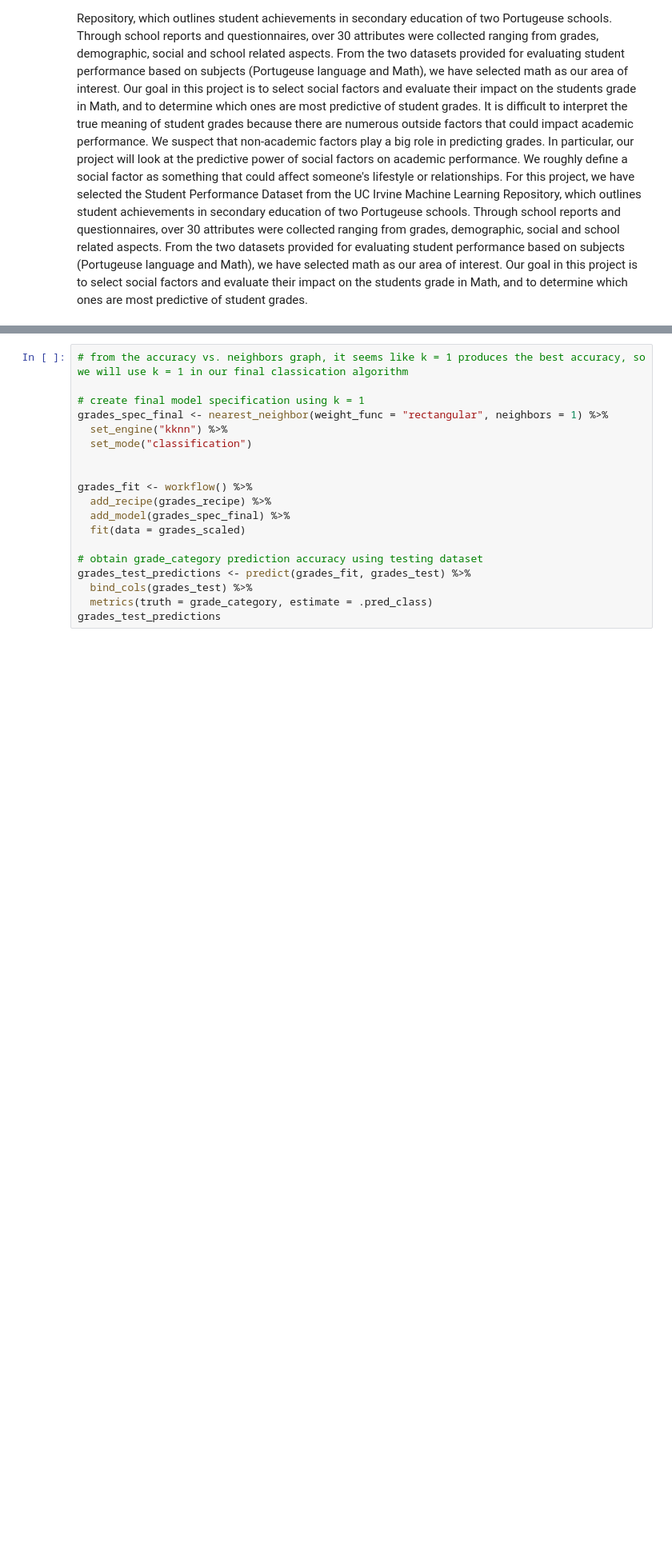
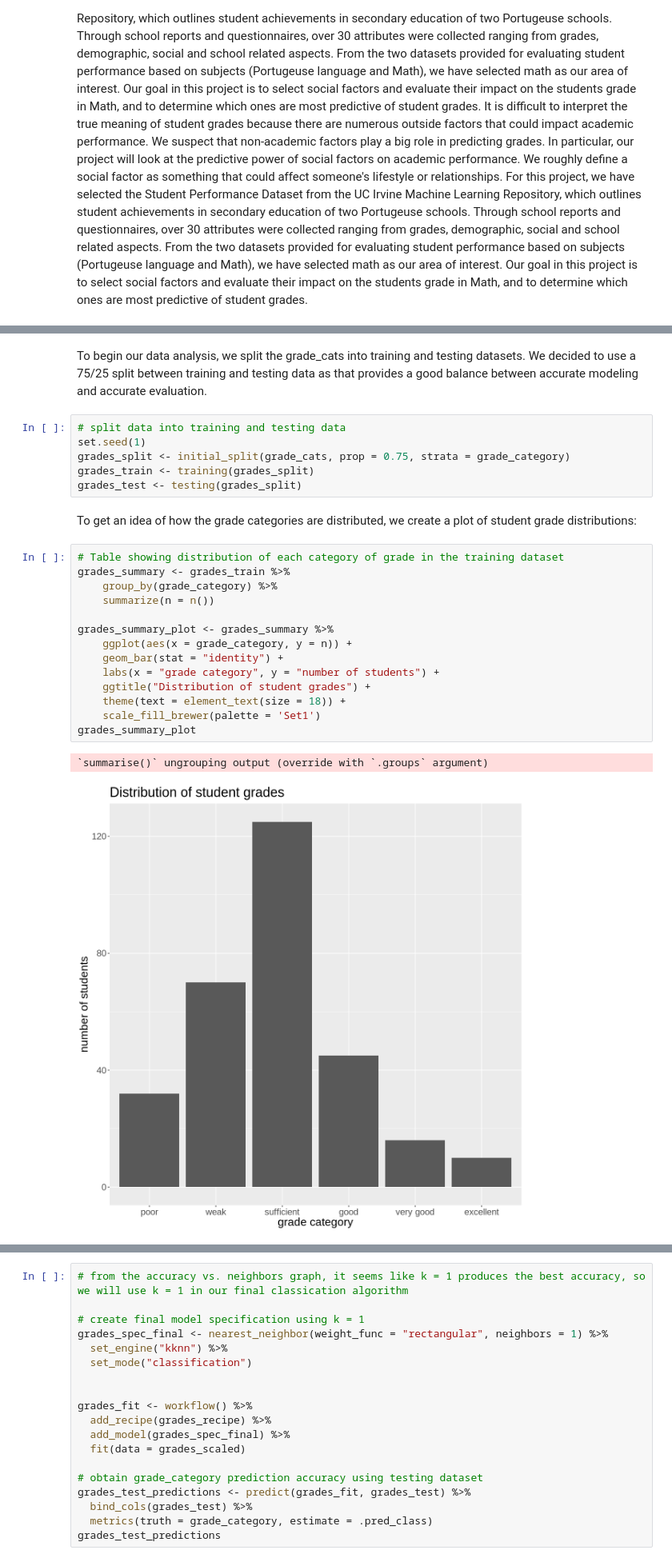
Before and after one commit to nishant-sr/StudentGrades_Project, a Jupyter notebook: proposal (2) (1).ipynb, the cells around one changed output, grey strips where cells are left out. Shown at 80% size. Drawn from its saved outputs; the diff is of its cells as text; blank space fills up the shorter version.

```diff
--- a/proposal (2) (1).ipynb
+++ b/proposal (2) (1).ipynb
@@ -204,0 +97,28 @@ A tibble: 6 × 2
+# %% [markdown]
+To begin our data analysis, we split the grade_cats into training and testing datasets. We decided to use a 75/25 split between training and testing data as that
+provides a good balance between accurate modeling and accurate evaluation.
+# %%
+# split data into training and testing data
+set.seed(1)
+grades_split <- initial_split(grade_cats, prop = 0.75, strata = grade_category)
+grades_train <- training(grades_split)
+grades_test <- testing(grades_split)
+# %% [markdown]
+To get an idea of how the grade categories are distributed, we create a plot of student grade distributions:
+# %%
+# Table showing distribution of each category of grade in the training dataset
+grades_summary <- grades_train %>%
+    group_by(grade_category) %>%
+    summarize(n = n())
+
+grades_summary_plot <- grades_summary %>%
+    ggplot(aes(x = grade_category, y = n)) +
+    geom_bar(stat = "identity") +
+    labs(x = "grade category", y = "number of students") +
+    ggtitle("Distribution of student grades") +
+    theme(text = element_text(size = 18)) +
+    scale_fill_brewer(palette = 'Set1')
+grades_summary_plot
+# %% [output]
+`summarise()` ungrouping output (override with `.groups` argument)
+[figure, added]
```
Also changed, not shown: parts of 20 cells of this notebook.
